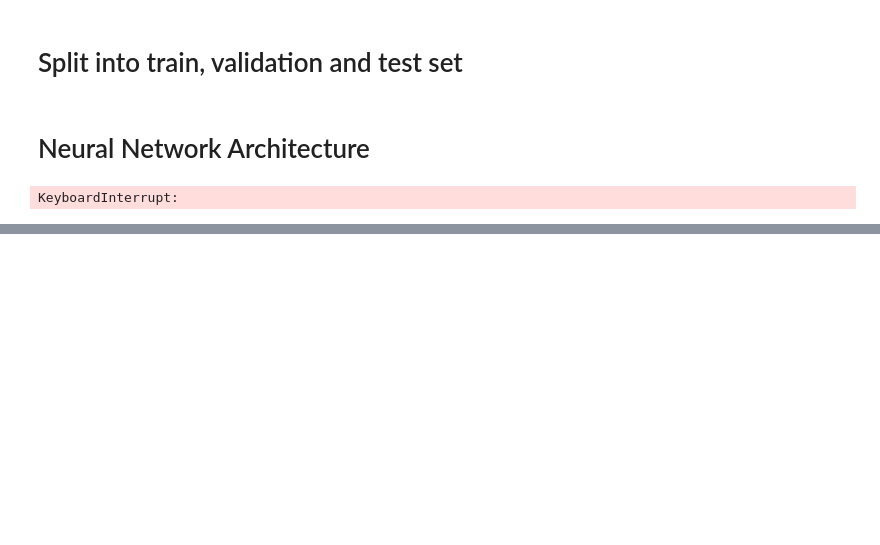
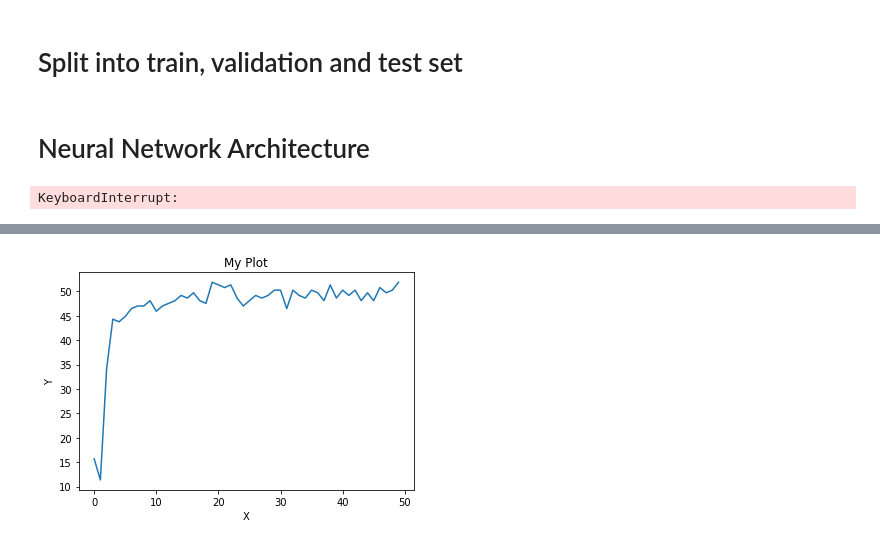
Before and after one commit to riccardorosalen/Neural_Artistic_Movement_Recognition, a Jupyter notebook: Neural_Artistic_Movement_Recognition.ipynb, the cells around one changed output, grey strips where cells are left out. Cells and saved outputs as stored; diff of their text form; code cells hidden in the pictures; blank space fills up the shorter version.

Commit message:
Added a model that exploits a feature extracted from the images to perform classification,

```diff
--- a/Neural_Artistic_Movement_Recognition.ipynb
+++ b/Neural_Artistic_Movement_Recognition.ipynb
@@ -339,0 +539,11 @@ KeyboardInterrupt:
+# %%
+x_validation_ratio=[]
+for x in x_validation:
+    x_validation_ratio.append(HSVprocess(x,2))
+# %%
+x_test_ratio=[]
+count=0
+for x in x_test:
+    count=count+1
+    print (count)
+    x_test_ratio.append(HSVprocess(x,2))
@@ -339,0 +700,7 @@ KeyboardInterrupt:
+# %%
+ratio_train_set=DatasetRGB(x_train_ratio,y_train)
+ratio_validation_set=DatasetRGB(x_validation_ratio,y_validation)
+#ratio_test_set=DatasetRGB(x_test_ratio,y_test)
+# %%
+model=SimpleNetwork()
+train_loss_list, train_acc_list, val_loss_list, val_acc_list =train(model, ratio_train_set,ratio_validation_set, batch_size=16, num_epochs=50, learning_rate=1e-5, reg=1e-4)
@@ -339,0 +721,15 @@ KeyboardInterrupt:
+# %%
+import matplotlib.pyplot as plt
+
+# Plot the data
+plt.plot(val_acc_list)
+
+# Set the title and labels
+plt.title("My Plot")
+plt.xlabel("X")
+plt.ylabel("Y")
+
+# Show the plot
+plt.show()
+# %% [output]
+[figure, added]
```
Also changed, not shown: parts of 13 cells of this notebook.
